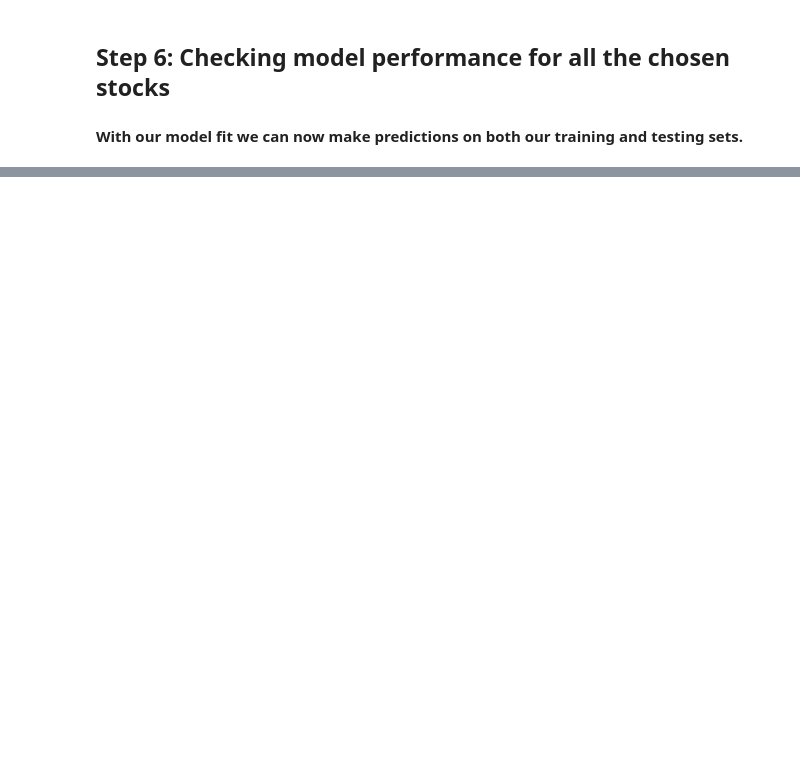
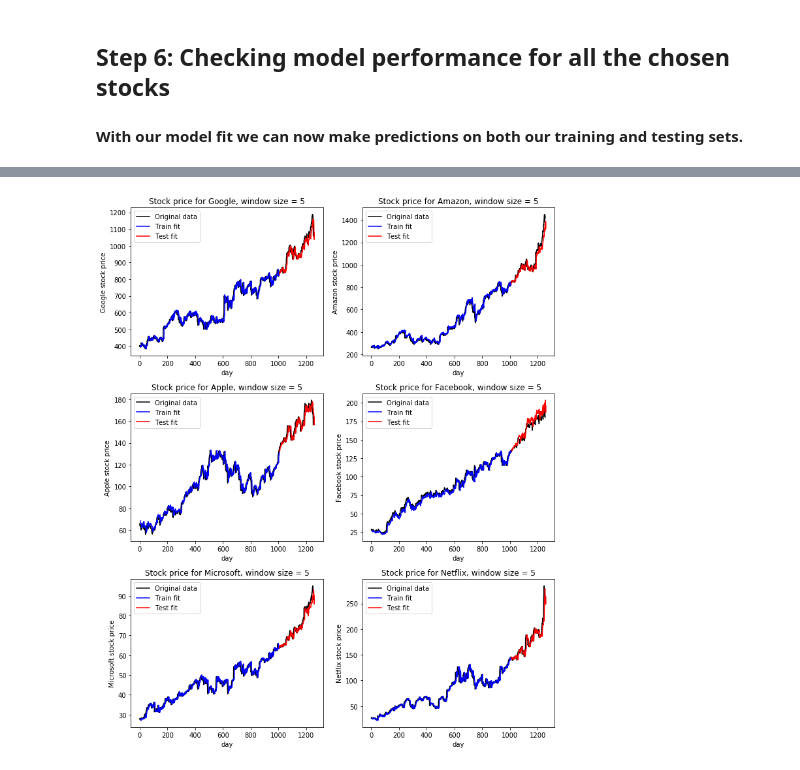
Before and after one commit to Ben-USC/Laidata_projects, a Jupyter notebook: project_4_stock_price_prediction_with_DL/Stock_price_and_market_index_prediction_with_DL_keras.ipynb, the cells around one changed output, grey strips where cells are left out. Cells and saved outputs as stored; diff of their text form; code cells hidden in the pictures; blank space fills up the shorter version.

```diff
--- a/project_4_stock_price_prediction_with_DL/Stock_price_and_market_index_prediction_with_DL_keras.ipynb
+++ b/project_4_stock_price_prediction_with_DL/Stock_price_and_market_index_prediction_with_DL_keras.ipynb
@@ -567,0 +624,4 @@ plot_full_data(stock_code, 5)
+# %%
+plot_full_data(stock_code, Ts, 1)
+# %% [output]
+[figure, added]
```
Also changed, not shown: parts of 18 cells of this notebook.
